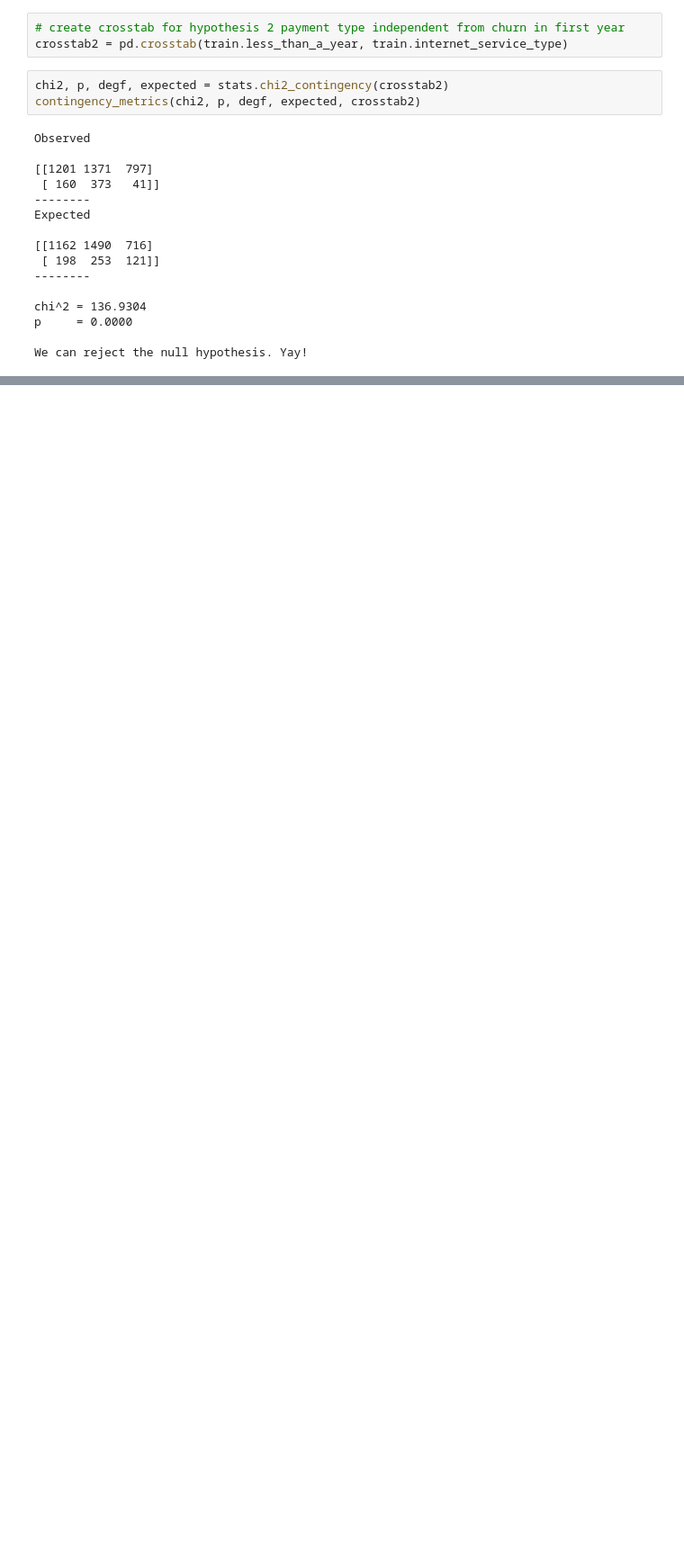
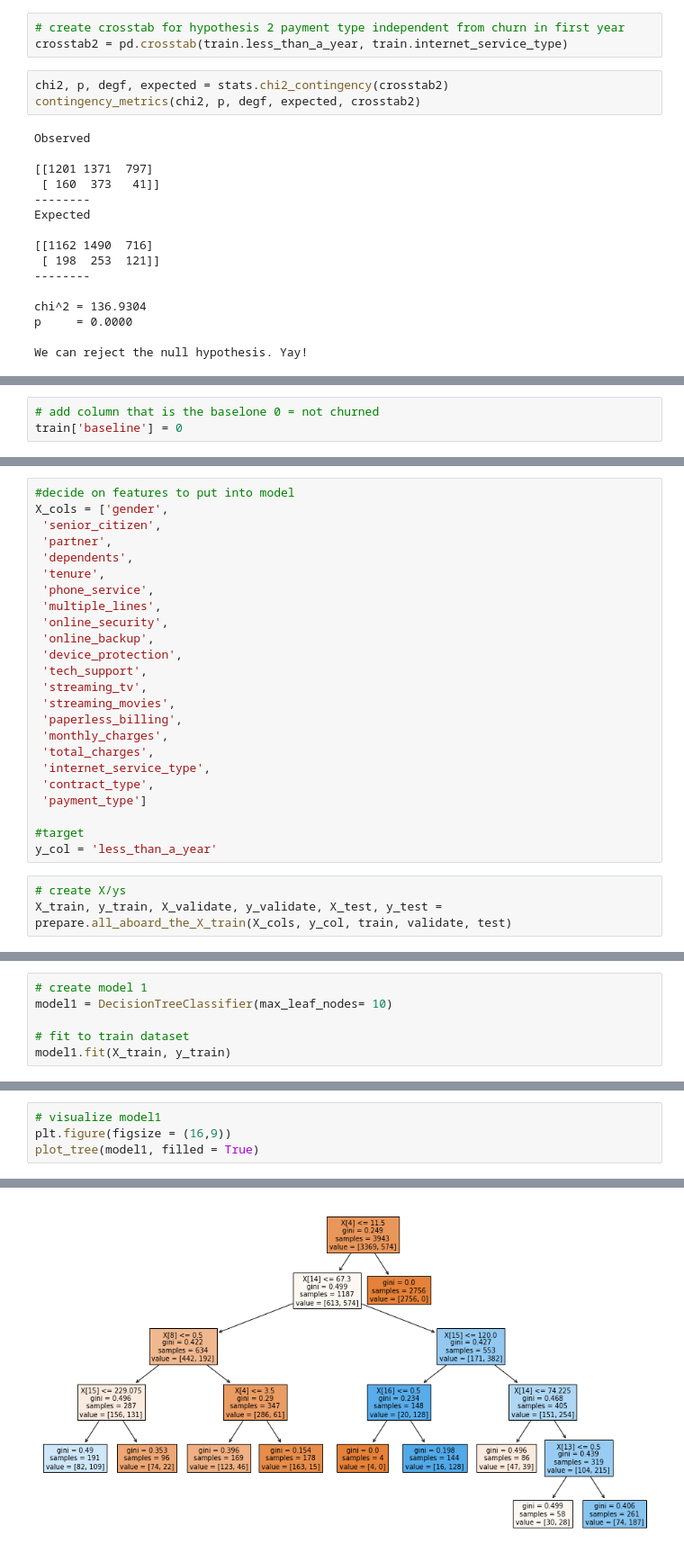
Before and after one commit to HeatherOrtegaMcMillan/telco_churn_classification_project, a Jupyter notebook: inital_project_notebook.ipynb, the cells around one changed output, grey strips where cells are left out. Shown at 90% size. Cells and saved outputs as stored; diff of their text form; blank space fills up the shorter version.

Commit message:
commit up to first model

```diff
--- a/inital_project_notebook.ipynb
+++ b/inital_project_notebook.ipynb
@@ -699,0 +733,3 @@ alpha = 0.05
+# %%
+# add column that is the baselone 0 = not churned
+train['baseline'] = 0
@@ -699,0 +790,27 @@ alpha = 0.05
+# %%
+#decide on features to put into model
+X_cols = ['gender',
+ 'senior_citizen',
+ 'partner',
+ 'dependents',
+ 'tenure',
+ 'phone_service',
+ 'multiple_lines',
+ 'online_security',
+ 'online_backup',
+ 'device_protection',
+ 'tech_support',
+ 'streaming_tv',
+ 'streaming_movies',
+ 'paperless_billing',
+ 'monthly_charges',
+ 'total_charges',
+ 'internet_service_type',
+ 'contract_type',
+ 'payment_type']
+
+#target
+y_col = 'less_than_a_year'
+# %%
+# create X/ys
+X_train, y_train, X_validate, y_validate, X_test, y_test = prepare.all_aboard_the_X_train(X_cols, y_col, train, validate, test)
@@ -699,0 +822,6 @@ alpha = 0.05
+# %%
+# create model 1
+model1 = DecisionTreeClassifier(max_leaf_nodes= 10)
+
+# fit to train dataset
+model1.fit(X_train, y_train)
@@ -699,0 +830,5 @@ alpha = 0.05
+# %%
+# visualize model1
+plt.figure(figsize = (16,9))
+plot_tree(model1, filled = True)
+# %% [output]
@@ -699,0 +854 @@ alpha = 0.05
+[figure, added]
```
Also changed, not shown: parts of 22 cells of this notebook.
